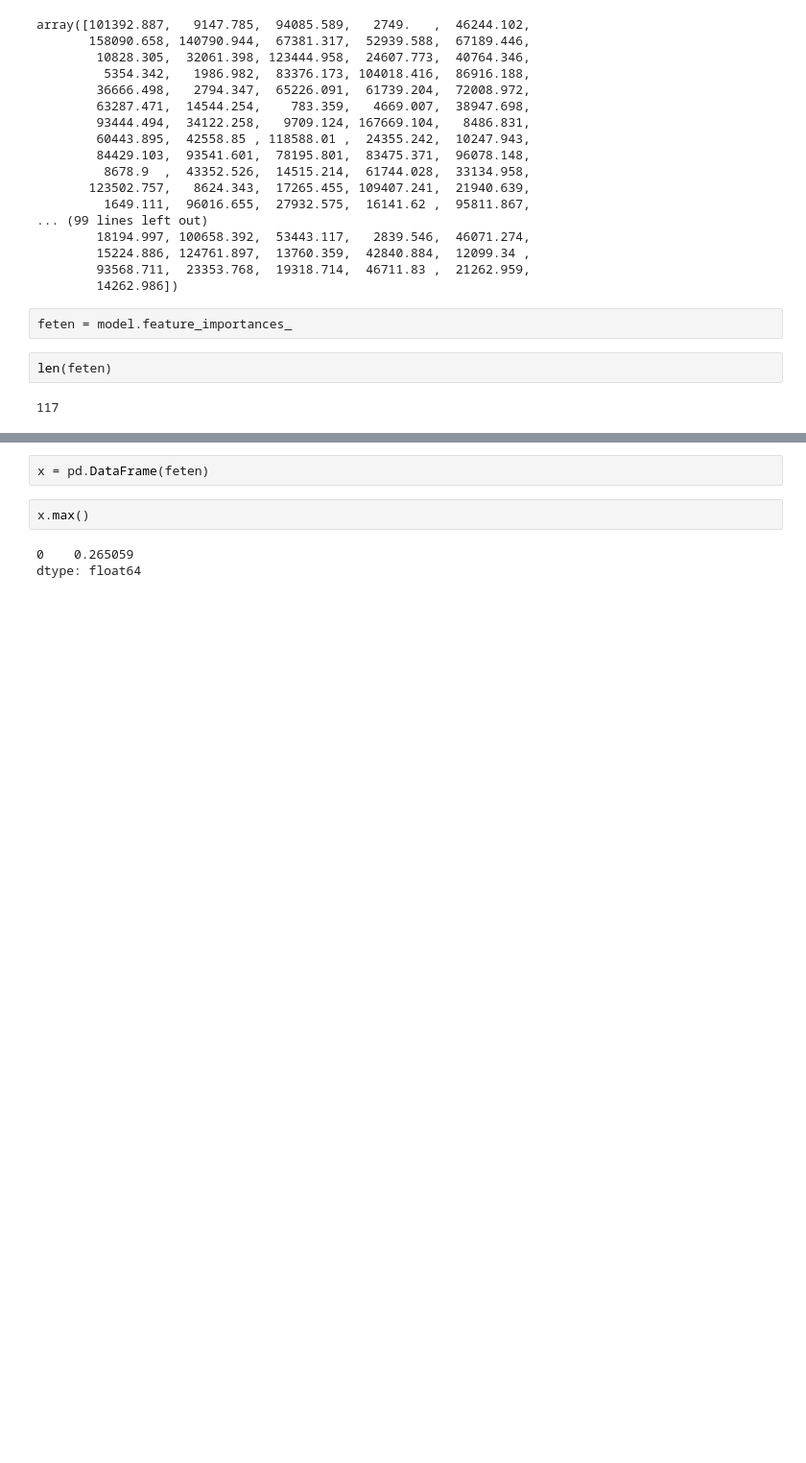
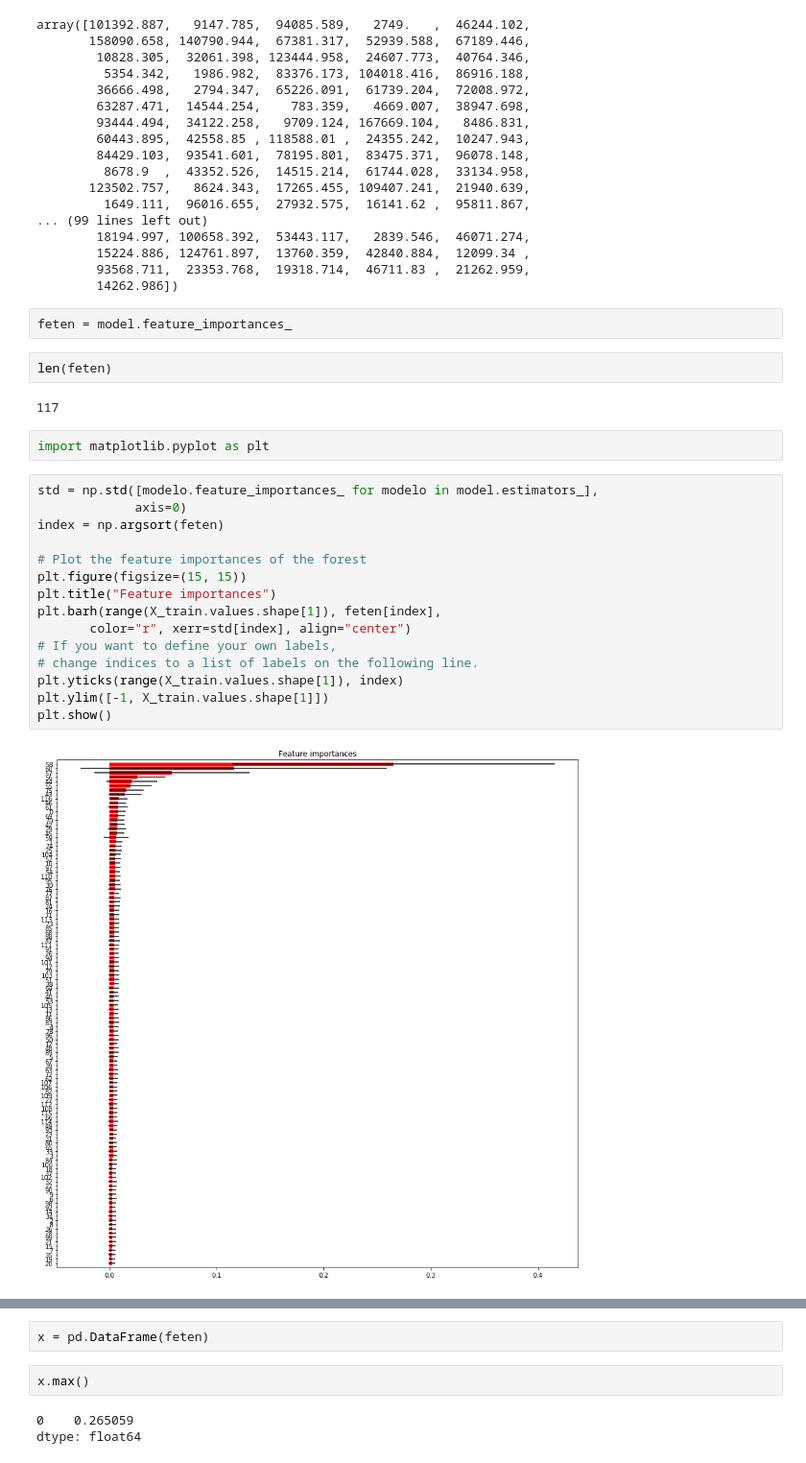
Before and after one commit to fserrey/eolo-project, a Jupyter notebook: where_is_the_park?.ipynb, the cells around one changed output, grey strips where cells are left out. Shown: that part at 96% size. Drawn from its saved outputs; the diff is of its cells as text; blank space fills up the shorter version.

```diff
--- a/where_is_the_park?.ipynb
+++ b/where_is_the_park?.ipynb
@@ -189,3 +189,22 @@ feten = model.feature_importances_
 len(feten)
 # %% [output]
 117
+# %%
+import matplotlib.pyplot as plt
+# %%
+std = np.std([modelo.feature_importances_ for modelo in model.estimators_],
+             axis=0)
+index = np.argsort(feten)
+
+# Plot the feature importances of the forest
+plt.figure(figsize=(15, 15))
+plt.title("Feature importances")
+plt.barh(range(X_train.values.shape[1]), feten[index],
+       color="r", xerr=std[index], align="center")
+# If you want to define your own labels,
+# change indices to a list of labels on the following line.
+plt.yticks(range(X_train.values.shape[1]), index)
+plt.ylim([-1, X_train.values.shape[1]])
+plt.show()
+# %% [output]
+[figure, added]
```
Also changed, not shown: parts of 7 cells of this notebook.
